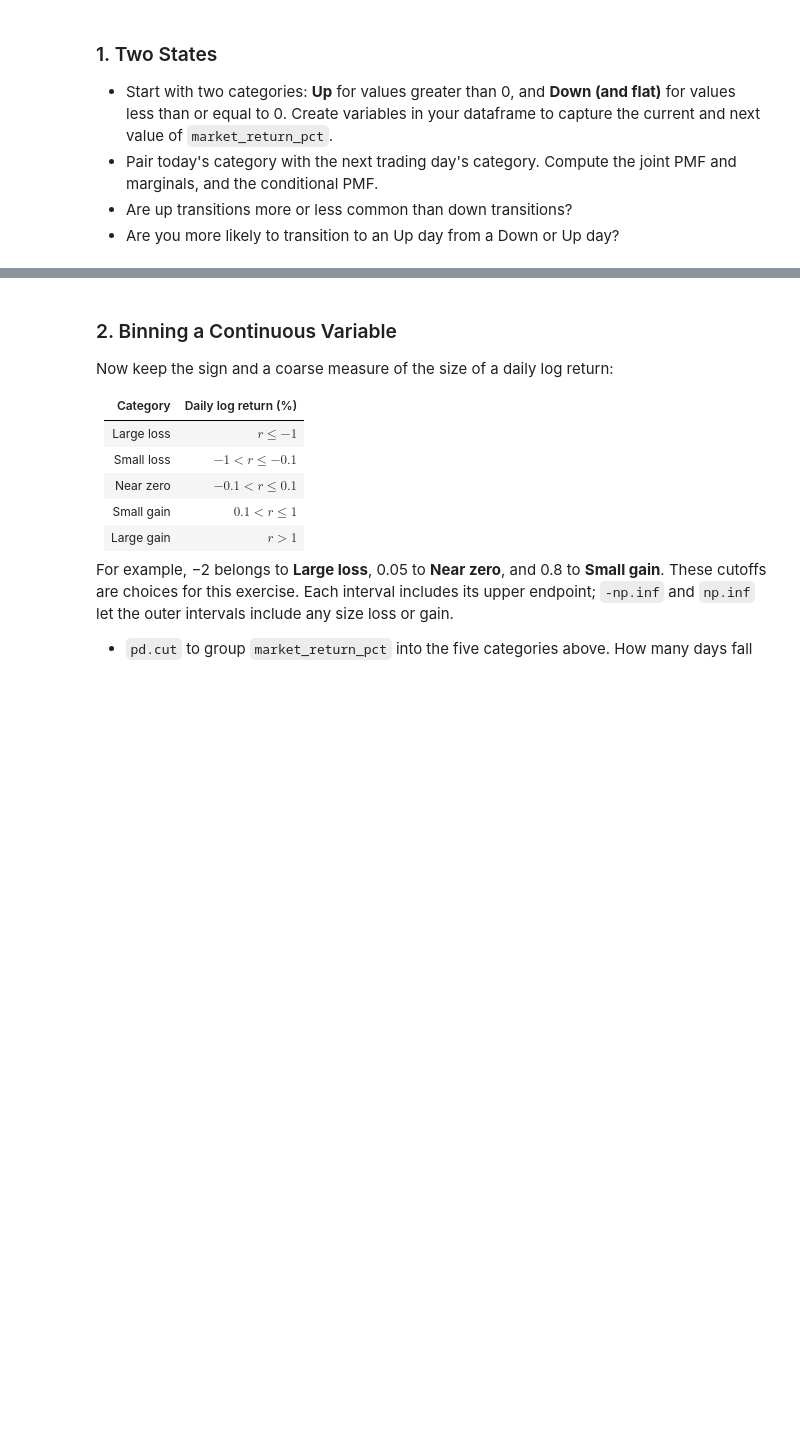
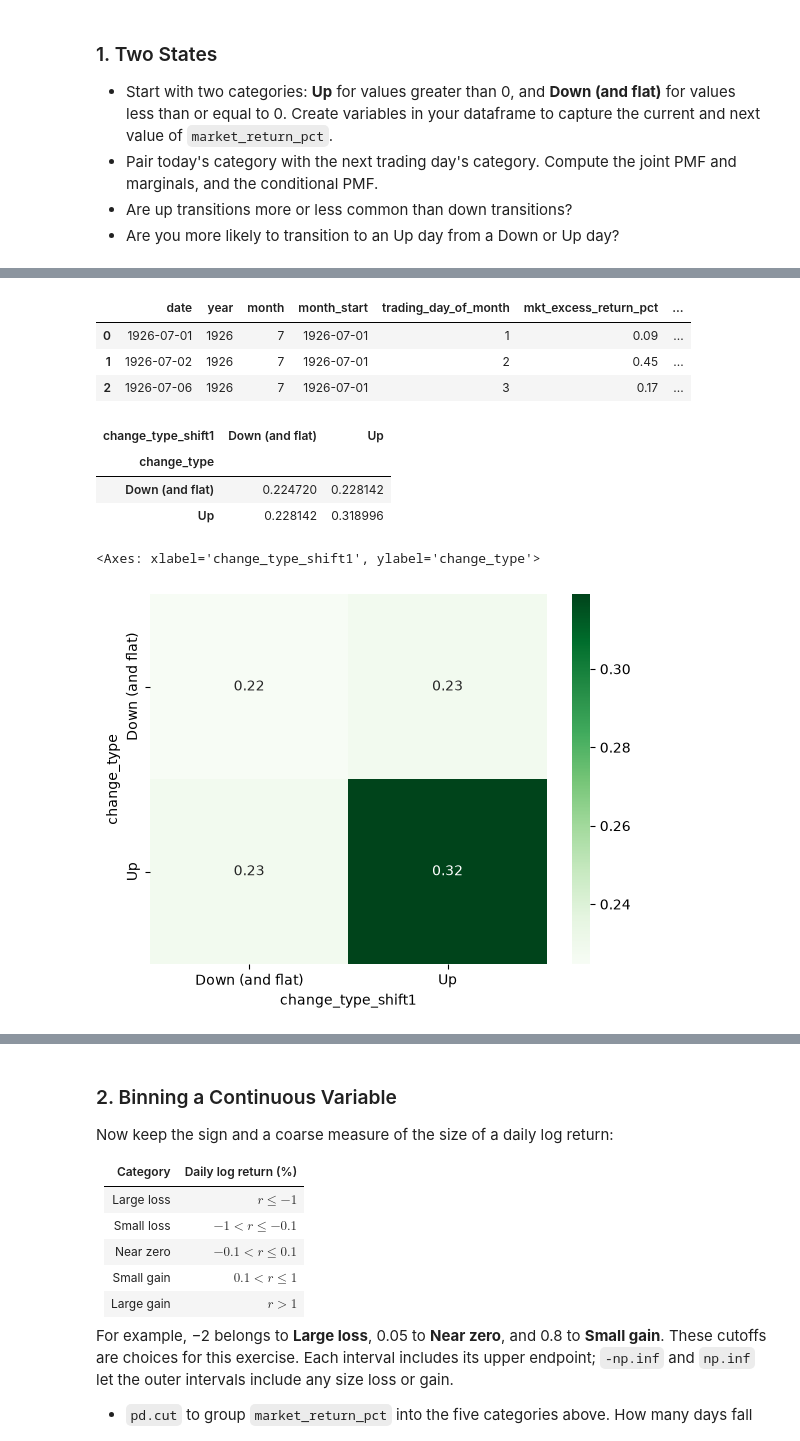
Before and after one commit to hmriffee/uu_markov, a Jupyter notebook: lab_1/lab.ipynb, the cells around one changed output, grey strips where cells are left out. Saved outputs shown, nothing was run; the diff lists cells and outputs as text; code cells hidden in the pictures; blank space fills up the shorter version.

```diff
--- a/lab_1/lab.ipynb
+++ b/lab_1/lab.ipynb
@@ -16,7 +32,7 @@ import matplotlib.pyplot as plt
 import seaborn as sns
 import pandas as pd
 
-df = pd.read_parquet('./data/ff_market_daily.parquet')
+df = pd.read_parquet('ff_market_daily.parquet')
 df['date'] = pd.to_datetime(df['date'])
 df = df.sort_values('date').reset_index(drop=True)
 
@@ -57,0 +92,27 @@ plt.show()
+# %%
+df['change_type'] = np.where(df['market_return_pct'] > 0, 'Up', 'Down (and flat)')
+# %%
+y_t = df['change_type']
+y_tp1 = df['change_type'].shift(-1)
+df['change_type_shift1'] = y_tp1
+# %%
+df.head(3)
+# %% [output]
+|  | date | year | month | month_start | trading_day_of_month | mkt_excess_return_pct | ... |
+| 0 | 1926-07-01 | 1926 | 7 | 1926-07-01 | 1 | 0.09 | ... |
+| 1 | 1926-07-02 | 1926 | 7 | 1926-07-01 | 2 | 0.45 | ... |
+| 2 | 1926-07-06 | 1926 | 7 | 1926-07-01 | 3 | 0.17 | ... |
+# %%
+#Joint:
+joint_PMF = pd.crosstab(df['change_type'], df['change_type_shift1'], normalize = True)
+joint_PMF
+# %% [output]
+| change_type_shift1 | Down (and flat) | Up |
+| change_type |  |  |
+| Down (and flat) | 0.224720 | 0.228142 |
+| Up | 0.228142 | 0.318996 |
+# %%
+sns.heatmap(joint_PMF, annot=True, fmt='.2f', cmap='Greens')
+# %% [output]
+<Axes: xlabel='change_type_shift1', ylabel='change_type'>
+[figure, added]
```
Also changed, not shown: parts of 33 cells of this notebook, 1 other file.
